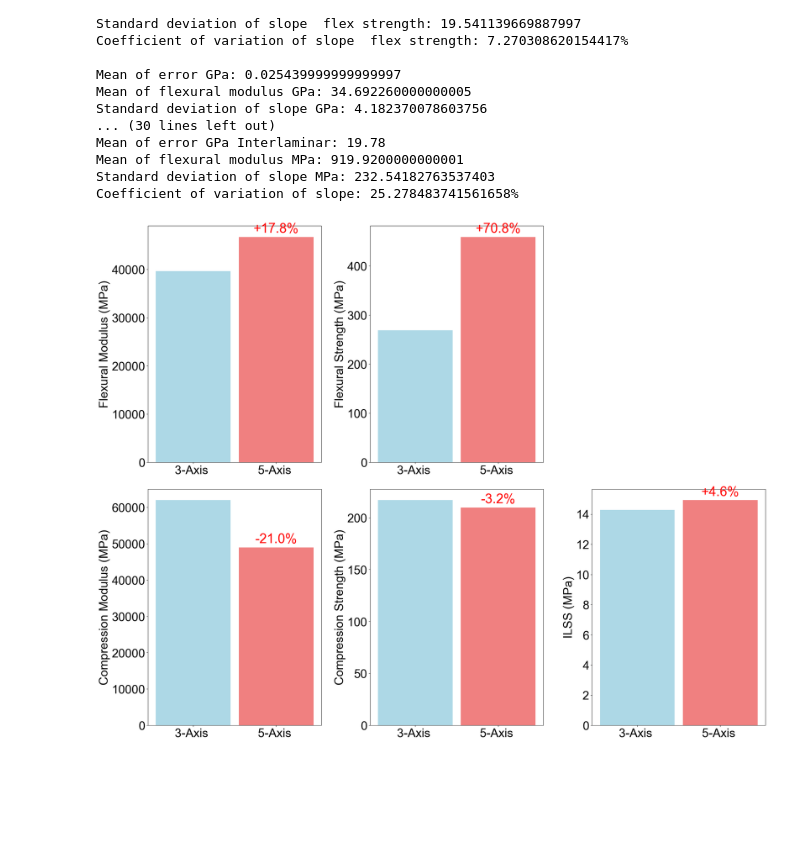
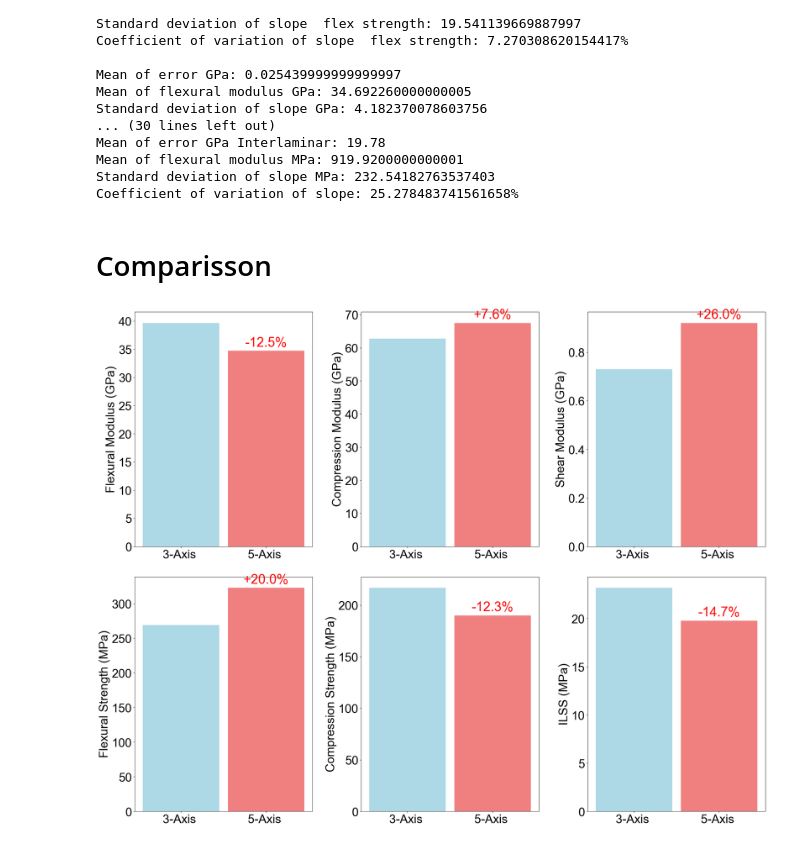
Before and after one commit to CleisonManriqueAguirre/postprocessing_test, a Jupyter notebook: Specimen_data_process.ipynb, the cells around one changed output. Cells and saved outputs as stored; diff of their text form; code cells hidden in the pictures; blank space fills up the shorter version.

```diff
--- a/Specimen_data_process.ipynb
+++ b/Specimen_data_process.ipynb
@@ -940,6 +994,8 @@ Mean of error GPa Interlaminar: 19.78
 Mean of flexural modulus MPa: 919.9200000000001
 Standard deviation of slope MPa: 232.54182763537403
 Coefficient of variation of slope: 25.278483741561658%
+# %% [markdown]
+# Comparisson
 # %%
 import matplotlib.pyplot as plt
 import numpy as np
@@ -955,11 +1011,12 @@ specimens = [
 ]
 
 # Values for each property
-flexural_modulus = [39640.04, 46678.34]
-flexural_strength = [268.78, 458.98]
-compression_modulus = [61933.37, 48934.16]
-compression_strength = [216.69, 209.69]
-ilss = [14.27, 14.92]
+flexural_modulus = [39.64, 34.69]
+flexural_strength = [268.78, 322.64]
+compression_modulus = [62.76, 67.50]
+compression_strength = [216.69, 190.00]
+ilss = [23.18, 19.78]
+shear_modulus = [0.73, 0.92]
 
 # Calculate percentage change for each property
 flexural_modulus_change = [100 * (flexural_modulus[1] - flexural_modulus[0]) / flexural_modulus[0]]
@@ -967,6 +1024,7 @@ flexural_strength_change = [100 * (flexural_strength[1] - flexural_strength[0])
 compression_modulus_change = [100 * (compression_modulus[1] - compression_modulus[0]) / compression_modulus[0]]
 compression_strength_change = [100 * (compression_strength[1] - compression_strength[0]) / compression_strength[0]]
 ilss_change = [100 * (ilss[1] - ilss[0]) / ilss[0]]
+shear_modulus_change = [100 * (shear_modulus[1] - shear_modulus[0]) / shear_modulus[0]]
 
 # Plot settings
 x = np.arange(len(specimens))
@@ -987,42 +1045,51 @@ def add_percentage_text(ax, values, percent_change):
             ax.text(i, value + max(values) * 0.02, f"{symbol}{percent_change[0]:.1f}%",
                     ha='center', fontsize=33, color='red')
 
 # Plot for Flexural Modulus
 axs[0, 0].bar(x, flexural_modulus, color=['lightblue', 'lightcoral'], width=width)
-axs[0, 0].set_ylabel("Flexural Modulus (MPa)")
+axs[0, 0].set_ylabel("Flexural Modulus (GPa)")
 axs[0, 0].set_xticks(x)
 axs[0, 0].set_xticklabels(specimens, rotation=0)
 add_percentage_text(axs[0, 0], flexural_modulus, flexural_modulus_change)
 
 # Plot for Flexural Strength
-axs[0, 1].bar(x, flexural_strength, color=['lightblue', 'lightcoral'], width=width)
-axs[0, 1].set_ylabel("Flexural Strength (MPa)")
+axs[1, 0].bar(x, flexural_strength, color=['lightblue', 'lightcoral'], width=width)
+axs[1, 0].set_ylabel("Flexural Strength (MPa)")
+axs[1, 0].set_xticks(x)
+axs[1, 0].set_xticklabels(specimens, rotation=0)
+add_percentage_text(axs[1, 0], flexural_strength, flexural_strength_change)
+
+# Plot for Compression Modulus
+axs[0, 1].bar(x, compression_modulus, color=['lightblue', 'lightcoral'], width=width)
+axs[0, 1].set_ylabel("Compression Modulus (GPa)")
 axs[0, 1].set_xticks(x)
 axs[0, 1].set_xticklabels(specimens, rotation=0)
-add_percentage_text(axs[0, 1], flexural_strength, flexural_strength_change)
-
-# Plot for Compression Modulus
-axs[1, 0].bar(x, compression_modulus, color=['lightblue', 'lightcoral'], width=width)
-axs[1, 0].set_ylabel("Compression Modulus (MPa)")
-axs[1, 0].set_xticks(x)
-axs[1, 0].set_xticklabels(specimens, rotation=0)
-add_percentage_text(axs[1, 0], compression_modulus, compression_modulus_change)
+add_percentage_text(axs[0, 1], compression_modulus, compression_modulus_change)
 
 # Plot for Compression Strength
 axs[1, 1].bar(x, compression_strength, color=['lightblue', 'lightcoral'], width=width)
 axs[1, 1].set_ylabel("Compression Strength (MPa)")
 axs[1, 1].set_xticks(x)
 axs[1, 1].set_xticklabels(specimens, rotation=0)
 add_percentage_text(axs[1, 1], compression_strength, compression_strength_change)
 
 # Plot for ILSS
 axs[1, 2].bar(x, ilss, color=['lightblue', 'lightcoral'], width=width)
 axs[1, 2].set_ylabel("ILSS (MPa)")
 axs[1, 2].set_xticks(x)
 axs[1, 2].set_xticklabels(specimens, rotation=0)
 add_percentage_text(axs[1, 2], ilss, ilss_change)
 
+# Plot for Shear Modulus
+axs[0, 2] = fig.add_subplot(2, 3, 3)  # Add the missing subplot
+axs[0, 2].bar(x, shear_modulus, color=['lightblue', 'lightcoral'], width=width)
+axs[0, 2].set_ylabel("Shear Modulus (GPa)")
+axs[0, 2].set_xticks(x)
+axs[0, 2].set_xticklabels(specimens, rotation=0)
+add_percentage_text(axs[0, 2], shear_modulus, shear_modulus_change)
+
+# Adjust layout and show the updated plot
 plt.tight_layout(rect=[0, 0.03, 1, 0.97])
 plt.show()
 # %% [output]
-[figure, old version]
+[figure, new version]
```
Also changed, not shown: parts of 5 cells of this notebook.
